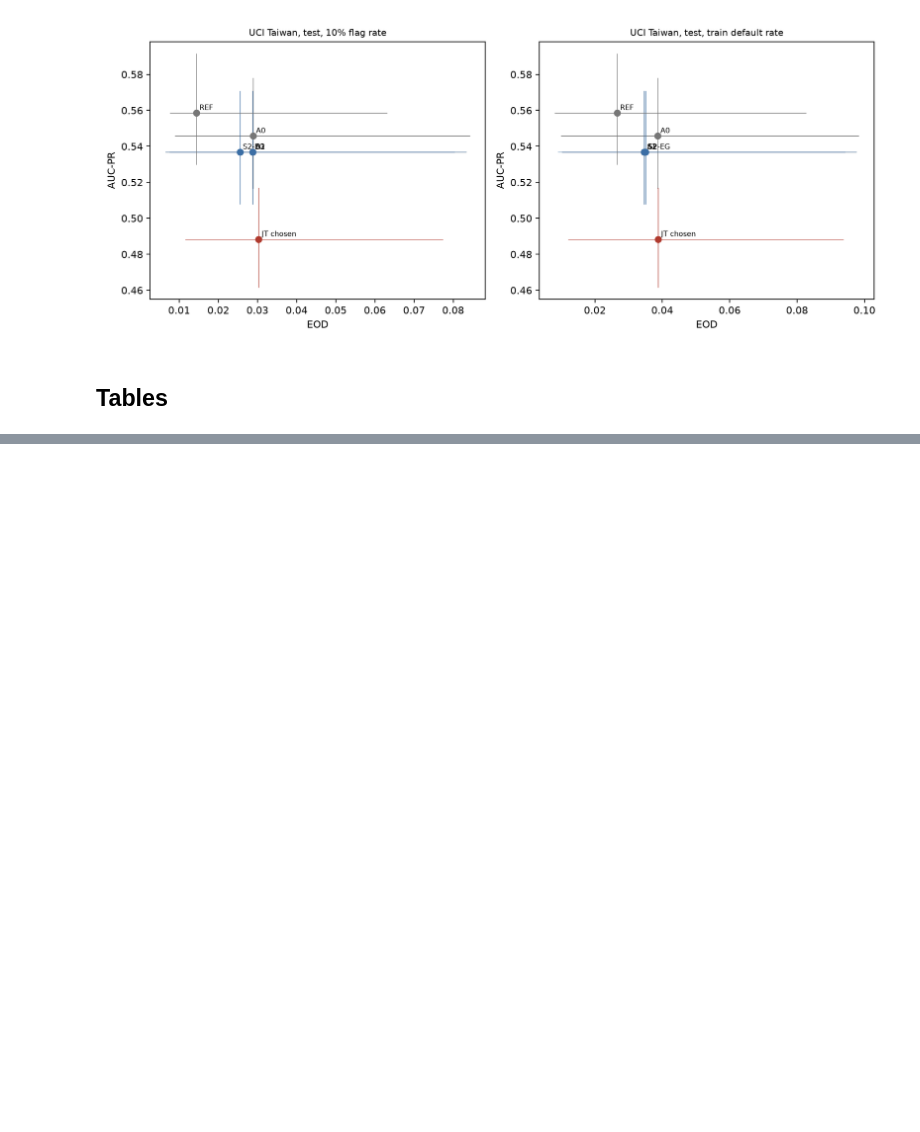
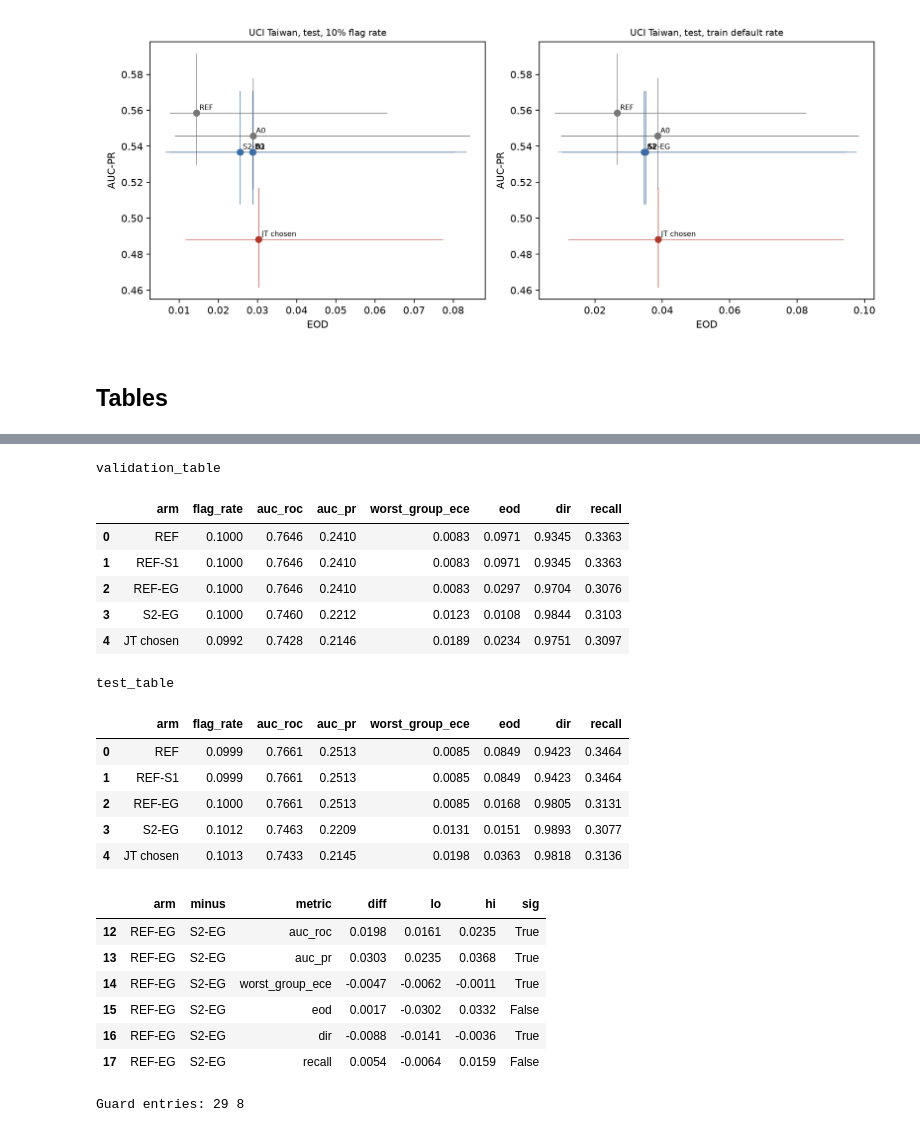
Before and after one commit to arghyadeep-deb/fairness-aware-credit-scoring, a Jupyter notebook: notebooks/08_figures_and_summary.ipynb, the cells around one changed output, grey strips where cells are left out. Drawn from its saved outputs; the diff is of its cells as text; code cells hidden in the pictures; blank space fills up the shorter version.

Commit message:
post-hoc arms REF-S1 and REF-EG (added after the original test run): validation, one test access, Taiwan gate failed, summary, notebook 08

```diff
--- a/notebooks/08_figures_and_summary.ipynb
+++ b/notebooks/08_figures_and_summary.ipynb
@@ -171,0 +175,29 @@ taiwan_test.md
+# %%
+for n in ['validation_table', 'test_table']:
+    print(n); display(pd.read_csv(T / f'posthoc_ref_{n}.csv')[['arm', 'flag_rate', 'auc_roc', 'auc_pr', 'worst_group_ece', 'eod', 'dir', 'recall']].round(4))
+d = pd.read_csv(T / 'posthoc_ref_test_diffs.csv')
+display(d[(d.arm == 'REF-EG') & (d.minus == 'S2-EG')].round(4))
+print('Guard entries:', sum(1 for _ in open(ROOT / 'artifacts' / 'guard' / 'test_access.jsonl')), sum(1 for _ in open(ROOT / 'artifacts' / 'guard' / 'taiwan_access.jsonl')))
+# %% [output]
+validation_table
+|  | arm | flag_rate | auc_roc | auc_pr | worst_group_ece | eod | dir | recall |
+| 0 | REF | 0.1000 | 0.7646 | 0.2410 | 0.0083 | 0.0971 | 0.9345 | 0.3363 |
+| 1 | REF-S1 | 0.1000 | 0.7646 | 0.2410 | 0.0083 | 0.0971 | 0.9345 | 0.3363 |
+| 2 | REF-EG | 0.1000 | 0.7646 | 0.2410 | 0.0083 | 0.0297 | 0.9704 | 0.3076 |
+| 3 | S2-EG | 0.1000 | 0.7460 | 0.2212 | 0.0123 | 0.0108 | 0.9844 | 0.3103 |
+| 4 | JT chosen | 0.0992 | 0.7428 | 0.2146 | 0.0189 | 0.0234 | 0.9751 | 0.3097 |
+test_table
+|  | arm | flag_rate | auc_roc | auc_pr | worst_group_ece | eod | dir | recall |
+| 0 | REF | 0.0999 | 0.7661 | 0.2513 | 0.0085 | 0.0849 | 0.9423 | 0.3464 |
+| 1 | REF-S1 | 0.0999 | 0.7661 | 0.2513 | 0.0085 | 0.0849 | 0.9423 | 0.3464 |
+| 2 | REF-EG | 0.1000 | 0.7661 | 0.2513 | 0.0085 | 0.0168 | 0.9805 | 0.3131 |
+| 3 | S2-EG | 0.1012 | 0.7463 | 0.2209 | 0.0131 | 0.0151 | 0.9893 | 0.3077 |
+| 4 | JT chosen | 0.1013 | 0.7433 | 0.2145 | 0.0198 | 0.0363 | 0.9818 | 0.3136 |
+|  | arm | minus | metric | diff | lo | hi | sig |
+| 12 | REF-EG | S2-EG | auc_roc | 0.0198 | 0.0161 | 0.0235 | True |
+| 13 | REF-EG | S2-EG | auc_pr | 0.0303 | 0.0235 | 0.0368 | True |
+| 14 | REF-EG | S2-EG | worst_group_ece | -0.0047 | -0.0062 | -0.0011 | True |
+| 15 | REF-EG | S2-EG | eod | 0.0017 | -0.0302 | 0.0332 | False |
+| 16 | REF-EG | S2-EG | dir | -0.0088 | -0.0141 | -0.0036 | True |
+| 17 | REF-EG | S2-EG | recall | 0.0054 | -0.0064 | 0.0159 | False |
+Guard entries: 29 8
```
Also changed, not shown: parts of 4 cells of this notebook, 17 other files.
